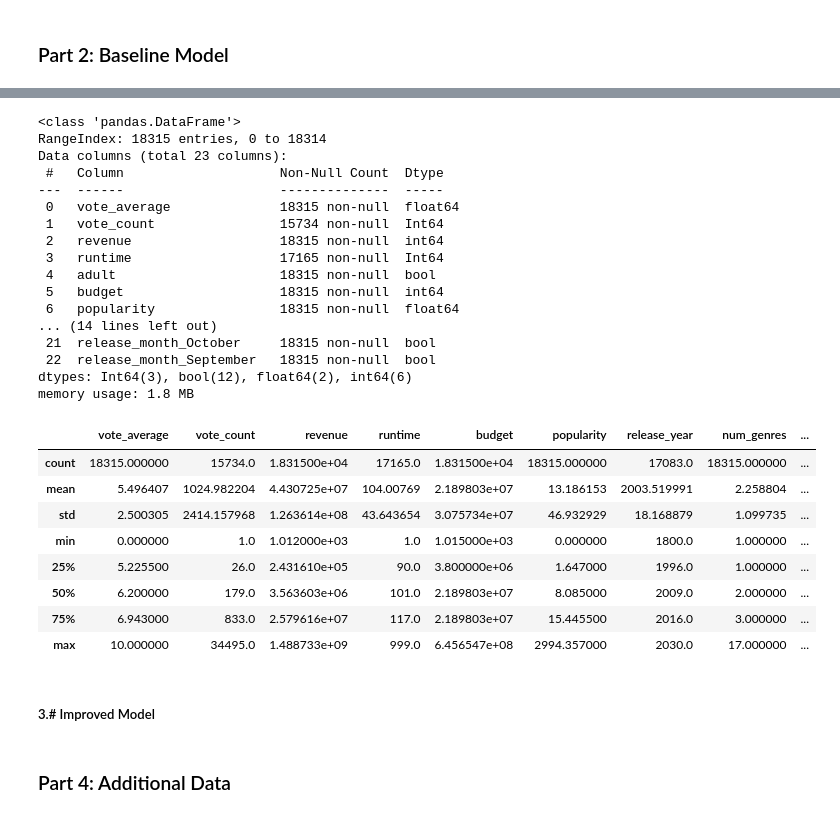
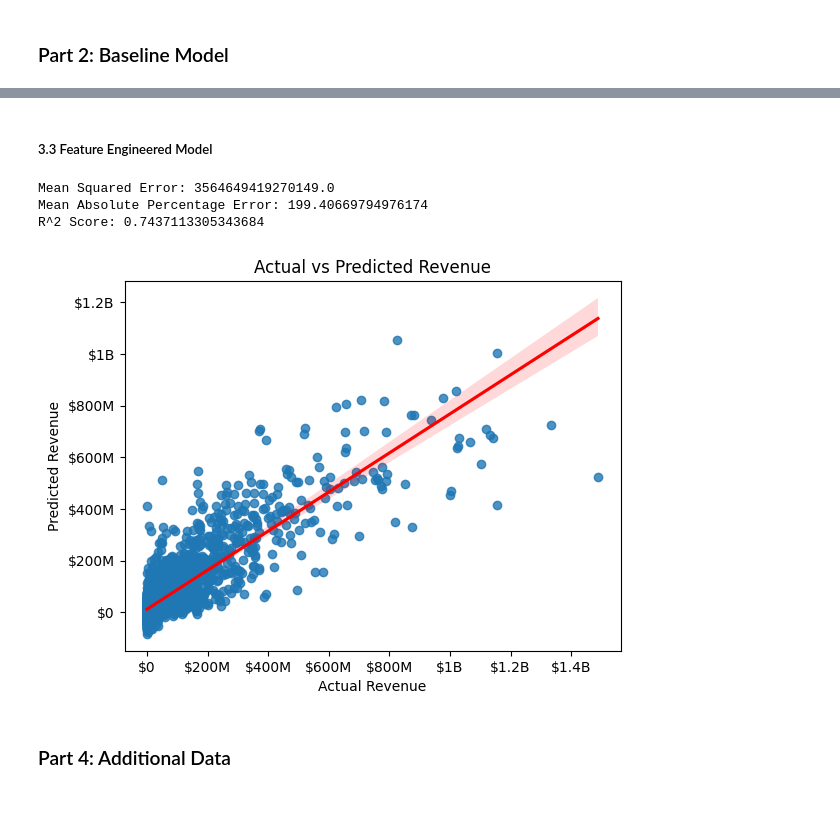
Before and after one commit to mootpuppet/CSC5610_Final_Project, a Jupyter notebook: final_project.ipynb, the cells around one changed output, grey strips where cells are left out. Cells and saved outputs as stored; diff of their text form; code cells hidden in the pictures.

Commit message:
features engineered

```diff
--- a/final_project.ipynb
+++ b/final_project.ipynb
@@ -323,35 +245,35 @@ engineered_df.drop(columns=engineered_df.select_dtypes(include=['object','str',
-# %%
-engineered_df.info()
-engineered_df.describe()
-# %% [output]
-<class 'pandas.DataFrame'>
-RangeIndex: 18315 entries, 0 to 18314
-Data columns (total 23 columns):
- #   Column                    Non-Null Count  Dtype
----  ------                    --------------  -----
- 0   vote_average              18315 non-null  float64
- 1   vote_count                15734 non-null  Int64
- 2   revenue                   18315 non-null  int64
- 3   runtime                   17165 non-null  Int64
- 4   adult                     18315 non-null  bool
- 5   budget                    18315 non-null  int64
- 6   popularity                18315 non-null  float64
-... (14 lines left out)
- 21  release_month_October     18315 non-null  bool
- 22  release_month_September   18315 non-null  bool
-dtypes: Int64(3), bool(12), float64(2), int64(6)
-memory usage: 1.8 MB
-|  | vote_average | vote_count | revenue | runtime | budget | popularity | release_year | num_genres | ... |
-| count | 18315.000000 | 15734.0 | 1.831500e+04 | 17165.0 | 1.831500e+04 | 18315.000000 | 17083.0 | 18315.000000 | ... |
-| mean | 5.496407 | 1024.982204 | 4.430725e+07 | 104.00769 | 2.189803e+07 | 13.186153 | 2003.519991 | 2.258804 | ... |
-| std | 2.500305 | 2414.157968 | 1.263614e+08 | 43.643654 | 3.075734e+07 | 46.932929 | 18.168879 | 1.099735 | ... |
-| min | 0.000000 | 1.0 | 1.012000e+03 | 1.0 | 1.015000e+03 | 0.000000 | 1800.0 | 1.000000 | ... |
-| 25% | 5.225500 | 26.0 | 2.431610e+05 | 90.0 | 3.800000e+06 | 1.647000 | 1996.0 | 1.000000 | ... |
-| 50% | 6.200000 | 179.0 | 3.563603e+06 | 101.0 | 2.189803e+07 | 8.085000 | 2009.0 | 2.000000 | ... |
-| 75% | 6.943000 | 833.0 | 2.579616e+07 | 117.0 | 2.189803e+07 | 15.445500 | 2016.0 | 3.000000 | ... |
-| max | 10.000000 | 34495.0 | 1.488733e+09 | 999.0 | 6.456547e+08 | 2994.357000 | 2030.0 | 17.000000 | ... |
 # %% [markdown]
-##### 3.# Improved Model
+##### 3.3 Feature Engineered Model
+# %%
+X = engineered_df.drop(columns=['revenue'])
+y = engineered_df['revenue']
+x_train, x_test, y_train, y_test = train_test_split(X, y, test_size=0.3, random_state=42)
+
+
+model = LinearRegression()
+model.fit(x_train, y_train)
+y_pred = model.predict(x_test)
+
+mse = mean_squared_error(y_test, y_pred)
+mape = mean_absolute_percentage_error(y_test, y_pred)
+r2 = r2_score(y_test, y_pred)
+
+print(f"Mean Squared Error: {mse}")
+print(f"Mean Absolute Percentage Error: {mape}")
+print(f"R^2 Score: {r2}")
+
+ax = sns.regplot(x=y_test, y=y_pred, line_kws={"color": "red"})
+ax.set_xlabel("Actual Revenue")
+ax.set_ylabel("Predicted Revenue")
+ax.set_title("Actual vs Predicted Revenue")
+plt.gca().xaxis.set_major_formatter(formatter)
+plt.gca().yaxis.set_major_formatter(formatter)
+plt.show()
+# %% [output]
+Mean Squared Error: 3564649419270149.0
+Mean Absolute Percentage Error: 199.40669794976174
+R^2 Score: 0.7437113305343684
+[figure, added]
 # %% [markdown]
 ### Part 4: Additional Data
 # %% [markdown]
```
Also changed, not shown: parts of 8 cells of this notebook.
